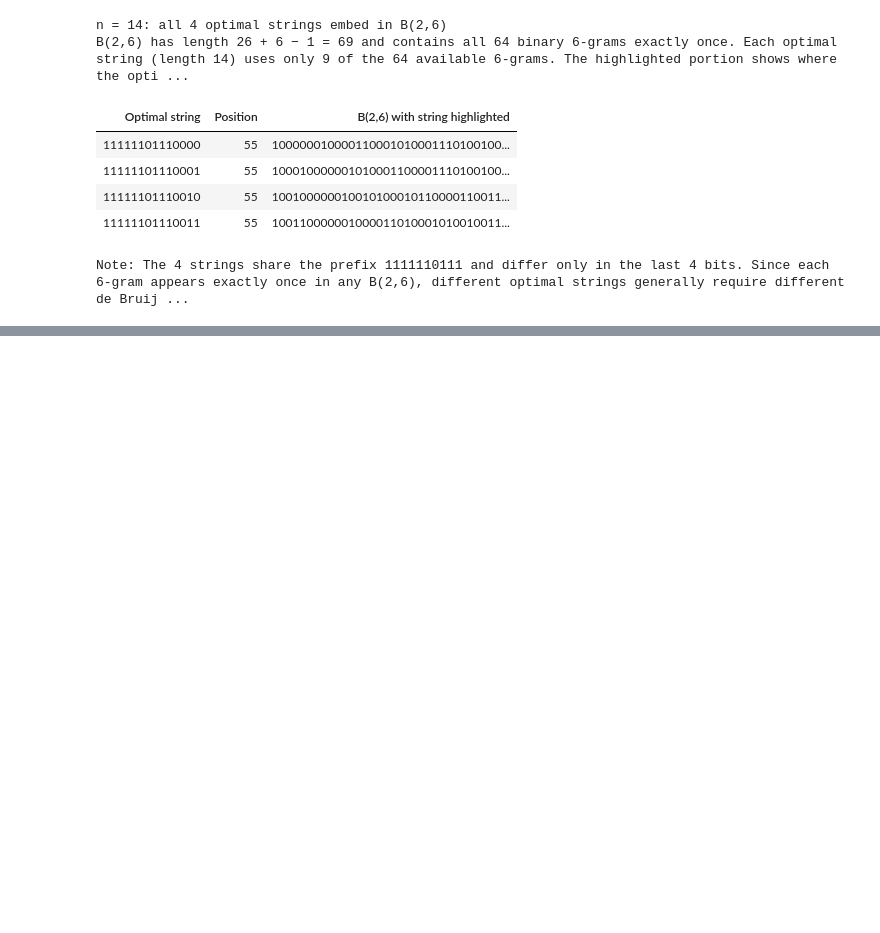
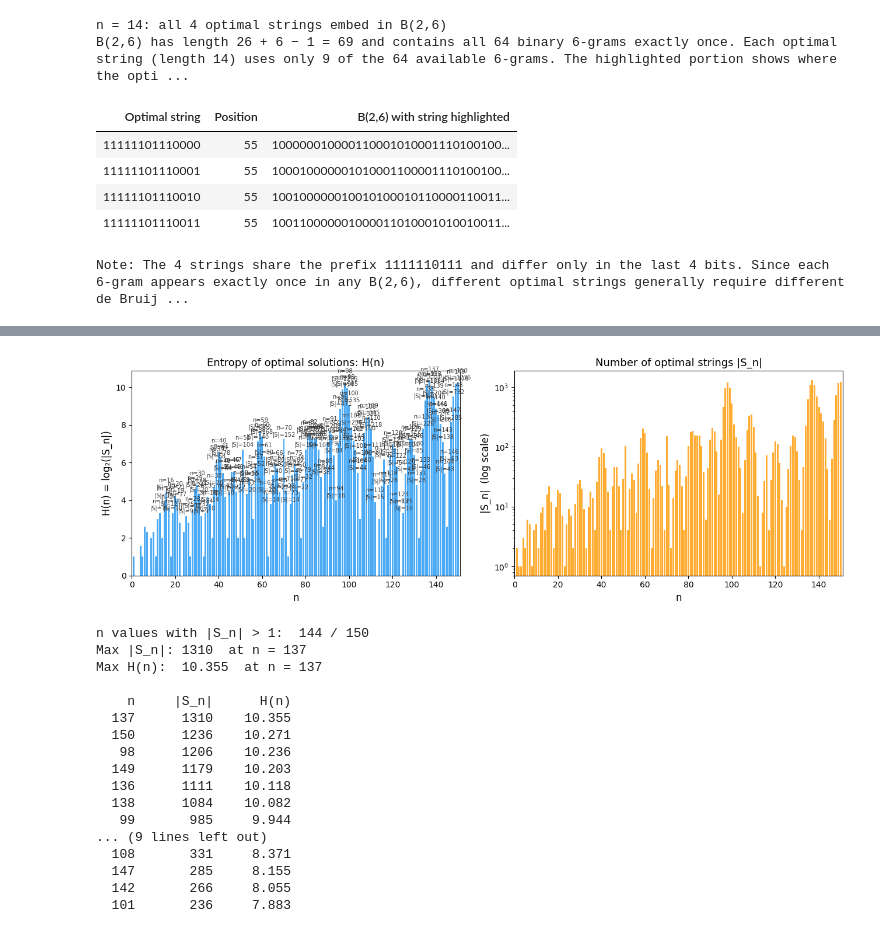
Before and after one commit to axelsmagichammer/A112509, a Jupyter notebook: notebooks/A112509_Extended_Results.ipynb, the cells around one changed output, grey strips where cells are left out. Cells and saved outputs as stored; diff of their text form; code cells hidden in the pictures; blank space fills up the shorter version.

Commit message:
Add rigorous note source files; update Extended Results notebook

```diff
--- a/notebooks/A112509_Extended_Results.ipynb
+++ b/notebooks/A112509_Extended_Results.ipynb
@@ -67,12 +68,14 @@ def generate_result_rows(results, start_n, end_n):
             continue
         check = "✓" if r["match"] else ("✗" if r["match"] is False else "–")
         strs_html = ", &nbsp;".join(f"<code>{s}</code>" for s in r["optimal_strings"])
+        h_val = math.log2(r["num_optimal"]) if r["num_optimal"] > 1 else 0.0
         rows += (
             f"<tr>"
             f"<td style='text-align:right'>{n}</td>"
             f"<td style='text-align:right'>{r['a(n)']}</td>"
             f"<td style='text-align:center'>{check}</td>"
             f"<td style='text-align:right'>{r['num_optimal']}</td>"
+            f"<td style='text-align:right'>{h_val:.3f}</td>"
             f"<td style='text-align:left; max-width:800px; word-wrap:break-word'>{strs_html}</td>"
             f"</tr>\n"
         )
@@ -106,6 +109,7 @@ for i, (start, end) in enumerate(groups):
   <th style="padding:4px 10px; text-align:right;">a(n)</th>
   <th style="padding:4px 10px; text-align:center;">✓</th>
   <th style="padding:4px 10px; text-align:right;"># optimal</th>
+  <th style="padding:4px 10px; text-align:right;" title="log₂(# optimal strings)">H(n)</th>
   <th style="padding:4px 10px; text-align:left;">all optimal strings</th>
 </tr>
 </thead>
@@ -158,6 +162,8 @@ function showResultsGroup(groupId) {{
 </script>
 
 <h3>Sequence Values and Optimal Strings</h3>
+<p style="font-size:12px; color:#555;">H(n) = log₂(# optimal strings): entropy of the optimal solution set.
+H(n) = 0 means a unique optimal string; larger values indicate multiple optima.</p>
 <div style="margin-bottom: 10px;">
 {buttons_html}
 </div>
@@ -1145,0 +1167,64 @@ Note: The 4 strings share the prefix 1111110111 and differ only in the last 4 bi
+# %%
+import matplotlib.pyplot as plt
+
+ns       = [r["n"] for r in all_results]
+num_opts = [r["num_optimal"] for r in all_results]
+h_vals   = [math.log2(k) if k > 1 else 0.0 for k in num_opts]
+
+fig, axes = plt.subplots(1, 2, figsize=(13, 4.5))
+
+# Left: H(n) vs n
+ax = axes[0]
+ax.bar(ns, h_vals, color="#2196F3", width=0.8, alpha=0.8)
+ax.set_xlabel("n", fontsize=12)
+ax.set_ylabel("H(n) = log₂(|S_n|)", fontsize=12)
+ax.set_title("Entropy of optimal solutions: H(n)", fontsize=13)
+ax.axhline(0, color="black", linewidth=0.5)
+ax.set_xlim(0, max(ns) + 1)
+
+# Annotate notable peaks
+for n, h in zip(ns, h_vals):
+    if h > 3.0:
+        ax.annotate(f"n={n}\n|S|={round(2**h)}", xy=(n, h), xytext=(n, h + 0.15),
+                    fontsize=7, ha="center", color="#333")
+
+# Right: |S_n| vs n (log scale)
+ax2 = axes[1]
+ax2.bar(ns, num_opts, color="#FF9800", width=0.8, alpha=0.8)
+ax2.set_xlabel("n", fontsize=12)
+ax2.set_yscale("log")
+ax2.set_ylabel("|S_n|  (log scale)", fontsize=12)
+ax2.set_title("Number of optimal strings |S_n|", fontsize=13)
+ax2.set_xlim(0, max(ns) + 1)
+
+plt.tight_layout()
+plt.show()
+
+# Summary
+nonzero = [(n, k, h) for n, k, h in zip(ns, num_opts, h_vals) if k > 1]
+print(f"n values with |S_n| > 1:  {len(nonzero)} / {len(ns)}")
+print(f"Max |S_n|: {max(num_opts)}  at n = {ns[num_opts.index(max(num_opts))]}")
+print(f"Max H(n):  {max(h_vals):.3f}  at n = {ns[h_vals.index(max(h_vals))]}")
+print()
+print(f"{'n':>5}  {'|S_n|':>8}  {'H(n)':>8}")
+for n, k, h in sorted(nonzero, key=lambda x: -x[1])[:20]:
+    print(f"{n:>5}  {k:>8}  {h:>8.3f}")
+# %% [output]
+[figure, added]
+n values with |S_n| > 1:  144 / 150
+Max |S_n|: 1310  at n = 137
+Max H(n):  10.355  at n = 137
+
+    n     |S_n|      H(n)
+  137      1310    10.355
+  150      1236    10.271
+   98      1206    10.236
+  149      1179    10.203
+  136      1111    10.118
+  138      1084    10.082
+   99       985     9.944
+... (9 lines left out)
+  108       331     8.371
+  147       285     8.155
+  142       266     8.055
+  101       236     7.883
```
Also changed, not shown: parts of 5 cells of this notebook, 3 other files.
